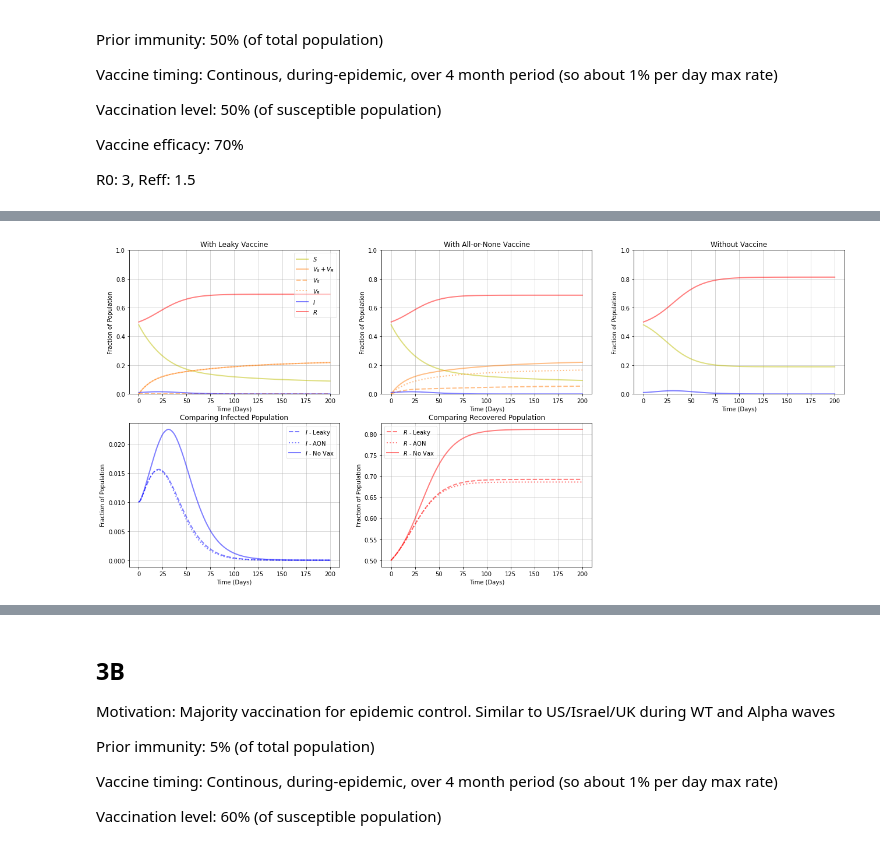
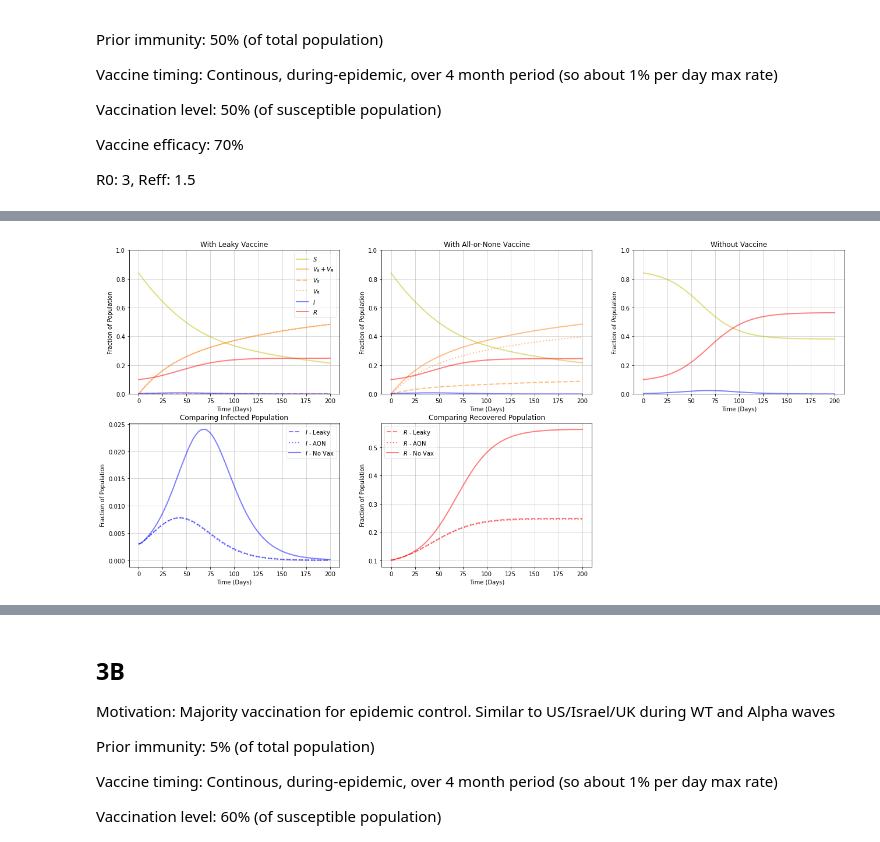
Before and after one commit to anjalika-nande/VaccineEfficacy, a Jupyter notebook: WORKING/Scenarios_contvax_timeseries.ipynb, the cells around one changed output, grey strips where cells are left out. Saved outputs shown, nothing was run; the diff lists cells and outputs as text; code cells hidden in the pictures.

```diff
--- a/WORKING/Scenarios_contvax_timeseries.ipynb
+++ b/WORKING/Scenarios_contvax_timeseries.ipynb
@@ -7,3 +10,18 @@ import numpy as np
 from scipy.integrate import solve_ivp
 from utils import seir_ivp, run_modified_seir_ivp
 from plot import plot_timeseries
+# %%
+def modified_seir_ivp_cont(t, y, beta, sigma, gamma, v, fv, epsL, epsA):
+    """
+    Modified SEIR model for continuous vaccination.
+    """
+    s, vs, vr, e, i, r = y
+
+    dsdt = - beta*s*i - v*(1-(vs+vr)/fv)*s
+    dvsdt = (1 - epsA)*v*(1-(vs+vr)/fv)*s - beta*vs*i
+    dvrdt = epsA*v*(1-(vs+vr)/fv)*s - beta*(1-epsL)*vr*i
+    dedt = beta*(s+vs+(1-epsL)*vr)*i - sigma*e
+    didt = sigma*e - gamma*i
+    drdt = gamma*i
+
+    return [dsdt, dvsdt, dvrdt, dedt, didt, drdt]
@@ -165,34 +328,36 @@ R0: 3, Reff: 1.5
 # %%
 ### define parameter values
-sigma = 1/4; gamma = 1/4; R0 = 3; beta = R0 * gamma; t = 200
+sigma = 1/4; gamma = 1/4; R0 = 1.7; beta = R0 * gamma; t = 200
 #fc = 1/eps * (1 - 1/R0)
 
 # initial conditions based on prior immunity
-s0 = 0.48; e0 = 0.01; i0 = 0.01; r0 = 0.5
+s0 = 0.84; e0 = 0.003; i0 = 0.003; r0 = 0.1
 y0 = [s0, e0, i0, r0]
 
 # vaccine efficacy
-eps = 0.7
+eps = 0.8
 
 # vaccine timing
 tv = -1 # start vaccinating at the beginning
-v = 0.02 # 1% (of susceptible) per day max rate
+v = 0.01 # 1% (of susceptible) per day max rate
 # calculated by v*s0 = 0.01, or should it just be v = 0.01?
 
 # vaccination level
-fv = s0 * 0.5
+fv = s0 * 0.9
 
 # no vaccination
 sol = solve_ivp(seir_ivp, [0, t], y0, args=(beta, sigma, gamma), dense_output=True, t_eval = np.linspace(0, t, t+1))
 
 ### run model - instantaneous vaccination
 # leaky
 sim_leaky_0_below = run_modified_seir_ivp_cont(y0, t, tv, beta, sigma, gamma, fv, eps, v, mode = 'leaky')
 
 # aon
 sim_aon_0_below = run_modified_seir_ivp_cont(y0, t, tv, beta, sigma, gamma, fv, eps, v, mode = 'aon')
 
 ### plot time-series plot
 plot_timeseries(sol.y, sim_leaky_0_below, sim_aon_0_below, savefig=False)
+
+# slope change around 50 days for leaky vaccine?
 # %% [output]
-[figure, old version]
+[figure, new version]
```
Also changed, not shown: parts of 9 cells of this notebook.
